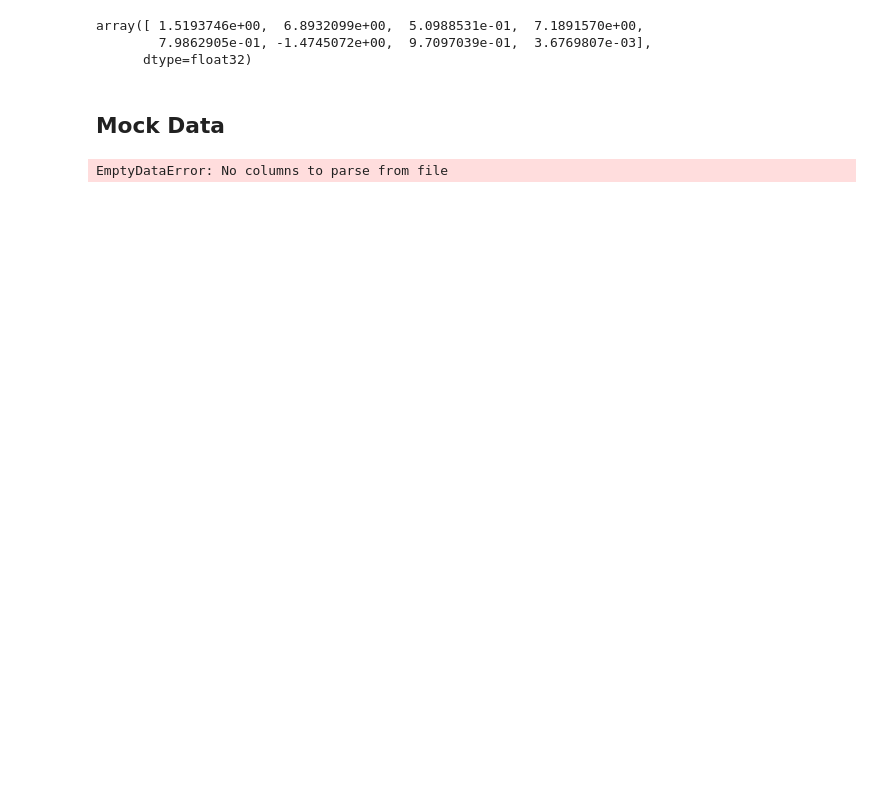
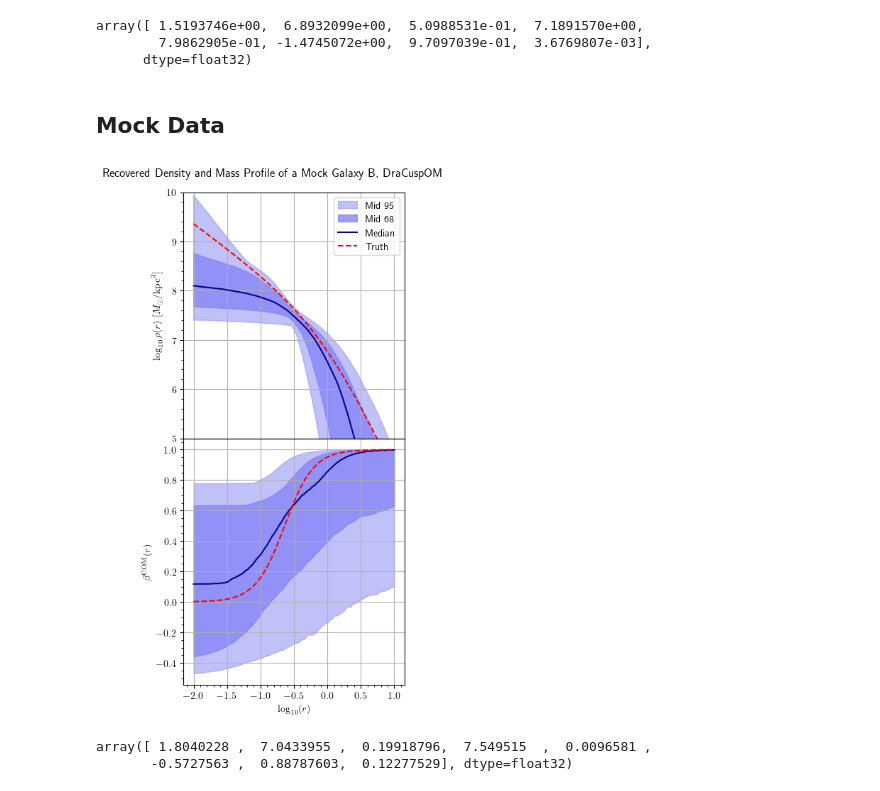
Before and after one commit to Anodymous1/suds, a Jupyter notebook: 8d_theta/posterior_graph.ipynb, the cells around one changed output. Saved outputs shown, nothing was run; the diff lists cells and outputs as text; code cells hidden in the pictures; blank space fills up the shorter version.

```diff
--- a/8d_theta/posterior_graph.ipynb
+++ b/8d_theta/posterior_graph.ipynb
@@ -347,12 +347,12 @@ def initialize_plot():
     return fig, axs, x
 # %%
 
-def plot_aesthetics(ax, fig):
+def plot_aesthetics(ax, fig, title):
     # Aesthetics
 
     # density
     ax[0].set_ylabel(r"$\log_{10} \rho (r) \ [M_\odot / \mathrm{kpc}^3]$")
-    ax[0].set_ylim(0,8)
+    ax[0].set_ylim(5,10)
     ax[0].legend()
 
 
@@ -362,9 +362,9 @@ def plot_aesthetics(ax, fig):
 
 
     title_text = (
-            r"Recovered Density and Mass Profile of a Mock Galaxy B"
-            "\n"
-            # r"$\alpha = 1,\ \beta = 3,\ \log_{10}(\rho _0)=8.0755,\ \log_{10}(r_s) = 0,\ \log_{10}(r_* / r_s) = -0.6402,\ \log_{10} (r_a / r_*),\ \beta_0 = 0$"
+            fr"Recovered Density and Mass Profile of a Mock Galaxy {title}"
+            # "\n"
+            # fr"$\alpha = 1,\ \beta = 3,\ \log_{10}(\rho _0)=8.0755,\ \log_{10}(r_s) = 0,\ \log_{10}(r_* / r_s) = -0.6402,\ \log_{10} (r_a / r_*),\ \beta_0 = 0$"
         )
     fig.suptitle(title_text, y=0.98)
 
@@ -372,7 +372,7 @@ def plot_aesthetics(ax, fig):
 
     return ax, fig
 # %%
-def plot_line(ax, x, y, iloc):
+def plot_line(ax, x, y, iloc, truth=None):
     """
     plot the line graph
 
@@ -392,25 +392,53 @@ def plot_line(ax, x, y, iloc):
     # Median
     ax[iloc].plot(x, y[:,2], color=(8/255, 2/255, 134/255), label="Median")
 
+        # Truth
+    if truth is not None:
+        ax[iloc].plot(x, truth, color="red", linestyle = "--", label="Truth")
+
     ax[iloc].grid(True)
     ax[iloc].minorticks_on()
 
     return ax
 # %%
-data = load_csv("./model_8/mock//MockB_samples.csv", "Tensor")
+mock = "B"
+data = load_csv(f"./model_8/mock/rg/Mock{mock}_samples_rg.csv", "Tensor")
 
 fig, ax, x = initialize_plot()
 dense = density(x, data)
 beta = betaCOM(x, data)
 
-# true_cusp_density, true_cusp_mass, true_cusp_beta = prep_truth(x, [1, 3, 1, 8.0755, 0, -0.6402, 0, 0])
-# true_core_density, true_core_mass, true_core_beta = prep_truth(x, [1, 3, 0, 8.0755, 0, -0.6402, 0, 0])
 
-ax = plot_line(ax, x, dense, 0)
-ax = plot_line(ax, x, beta, 1)
+# DraCoreOM: gamma = 0, rho_s = 1.19e8, r_a = 0.229
+DraCoreOM = [1, 3, 0, np.log10(1.19e8), 0, np.log10(0.229), 0.0, 0]
 
-ax, fig = plot_aesthetics(ax, fig)
+# DraCuspOM: gamma = 1, rho_s = 2.33e7, r_a = 0.229
+DraCuspOM = [1, 3, 1, np.log10(2.33e7), 0, np.log10(0.229), 0.0, 0]
+
+# DraCoreIso: gamma = 0, rho_s = 1.19e8, r_a = infinity
+DraCoreIso = [1, 3, 0, np.log10(1.19e8), 0, np.log10(0.229), np.inf, 0]
+
+# DraCuspIso: gamma = 1, rho_s = 2.33e7, r_a = infinity
+DraCuspIso = [1, 3, 1, np.log10(2.33e7), 0, np.log10(0.229), np.inf, 0]
+
+
+for i, letter in enumerate(["A", "B", "C", "D"]):
+    if letter == mock:
+        gal = [DraCoreOM, DraCuspOM, DraCoreIso, DraCuspIso][i]
+        name = ["DraCoreOM", "DraCuspOM", "DraCoreIso", "DraCuspIso"][i]
+
+
+true_density, true_mass, true_beta = prep_truth(x, gal)
+ax = plot_line(ax, x, dense, 0, truth=true_density)
+ax = plot_line(ax, x, beta, 1, truth=true_beta)
+
+ax, fig = plot_aesthetics(ax, fig, f"{mock}, {name}")
 
 plt.show()
 # %% [output]
-EmptyDataError: No columns to parse from file
+[figure, added]
+# %%
+np.median(data, axis=0)
+# %% [output]
+array([ 1.8040228 ,  7.0433955 ,  0.19918796,  7.549515  ,  0.0096581 ,
+       -0.5727563 ,  0.88787603,  0.12277529], dtype=float32)
```
Also changed, not shown: parts of 2 cells of this notebook, 7 other files.
